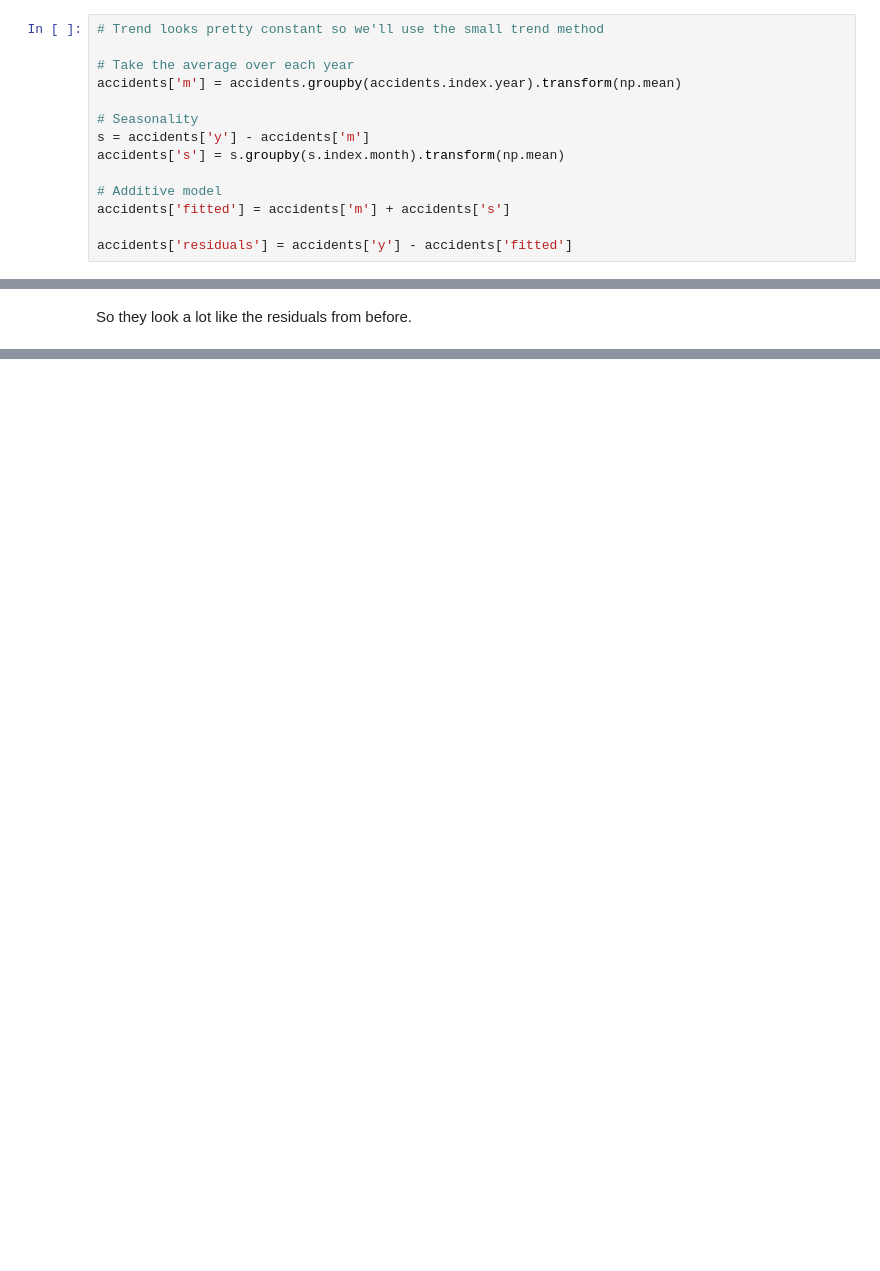
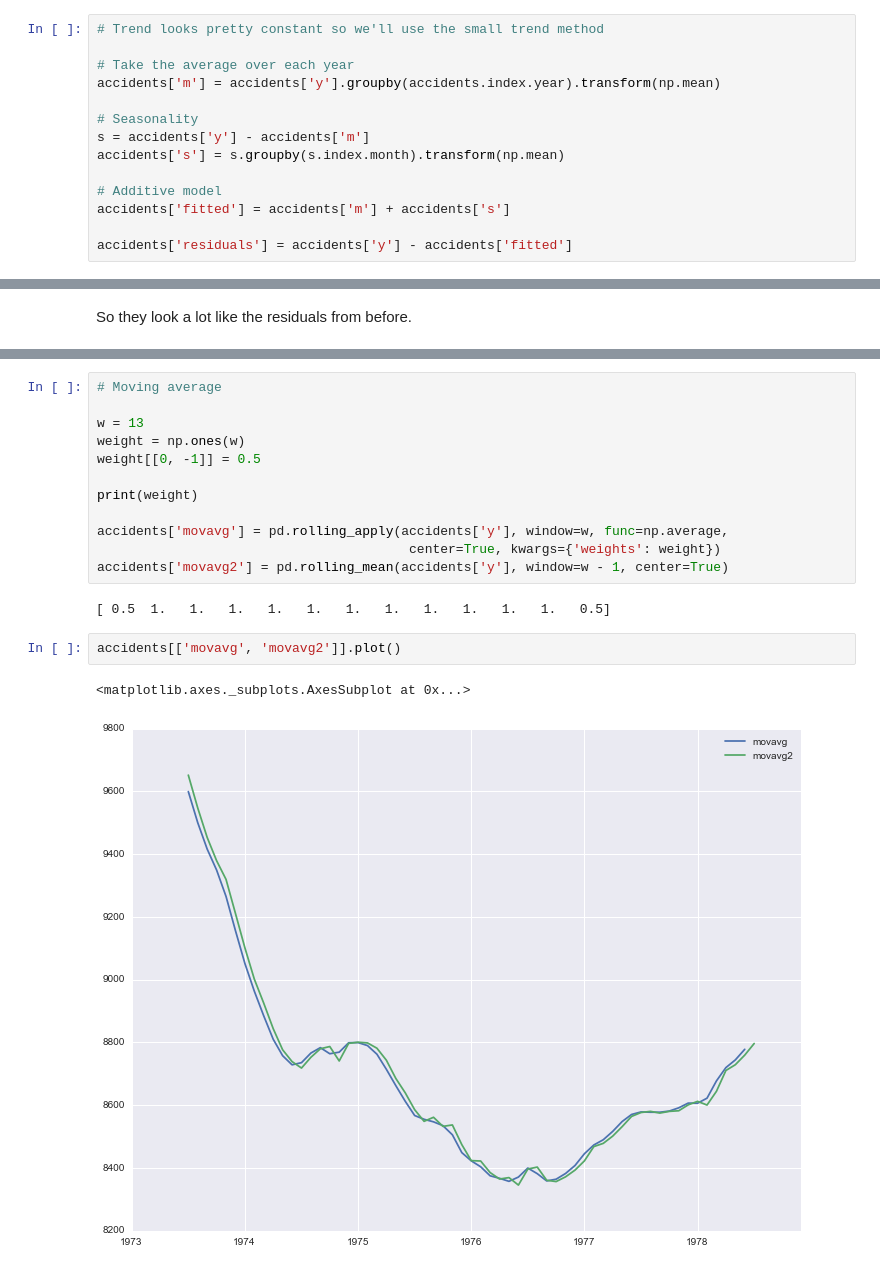
Before and after one commit to clarkfitzg/STA137, a Jupyter notebook: accidents.ipynb, the cells around one changed output, grey strips where cells are left out. Drawn from its saved outputs; the diff is of its cells as text; blank space fills up the shorter version.

```diff
--- a/accidents.ipynb
+++ b/accidents.ipynb
@@ -34,7 +34,7 @@ accidents.plot()
 # Trend looks pretty constant so we'll use the small trend method
 
 # Take the average over each year
-accidents['m'] = accidents.groupby(accidents.index.year).transform(np.mean)
+accidents['m'] = accidents['y'].groupby(accidents.index.year).transform(np.mean)
 
 # Seasonality
 s = accidents['y'] - accidents['m']
@@ -116,0 +119,19 @@ accidents['res2'].plot(kind='kde')
+# %%
+# Moving average
+
+w = 13
+weight = np.ones(w)
+weight[[0, -1]] = 0.5
+
+print(weight)
+
+accidents['movavg'] = pd.rolling_apply(accidents['y'], window=w, func=np.average,
+                                        center=True, kwargs={'weights': weight})
+accidents['movavg2'] = pd.rolling_mean(accidents['y'], window=w - 1, center=True)
+# %% [output]
+[ 0.5  1.   1.   1.   1.   1.   1.   1.   1.   1.   1.   1.   0.5]
+# %%
+accidents[['movavg', 'movavg2']].plot()
+# %% [output]
+<matplotlib.axes._subplots.AxesSubplot at 0x...>
+[figure, added]
```
Also changed, not shown: parts of 12 cells of this notebook, 1 other file.
